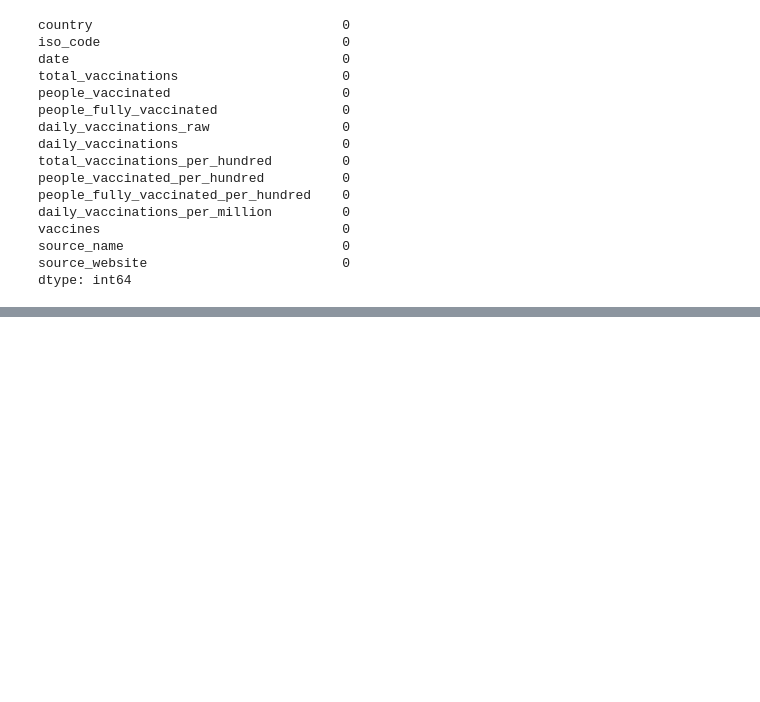
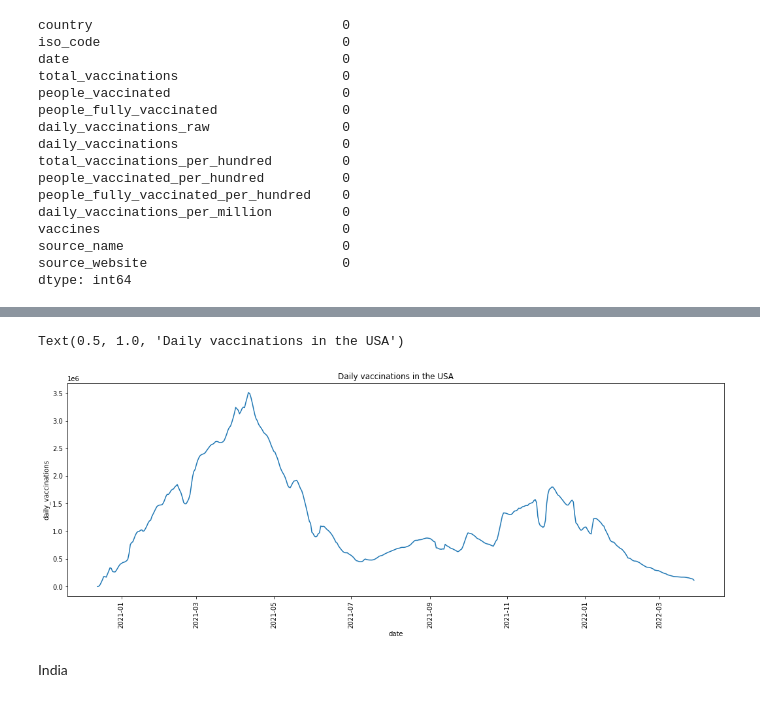
Before and after one commit to Rishiraj-singh7/COVID_vaccine_analysis, a Jupyter notebook: main.ipynb, the cells around one changed output, grey strips where cells are left out. Cells and saved outputs as stored; diff of their text form; code cells hidden in the pictures; blank space fills up the shorter version.

```diff
--- a/main.ipynb
+++ b/main.ipynb
@@ -68,0 +142,12 @@ dtype: int64
+# %%
+#Plot daily vaccinations as a function of date
+plt.figure(figsize=(18,6))
+sns.lineplot(data=df_USA, x="date", y="daily_vaccinations")
+
+plt.xticks(rotation=90)
+plt.title("Daily vaccinations in the USA")
+# %% [output]
+Text(0.5, 1.0, 'Daily vaccinations in the USA')
+[figure, added]
+# %% [markdown]
+India
```
Also changed, not shown: parts of 27 cells of this notebook.
